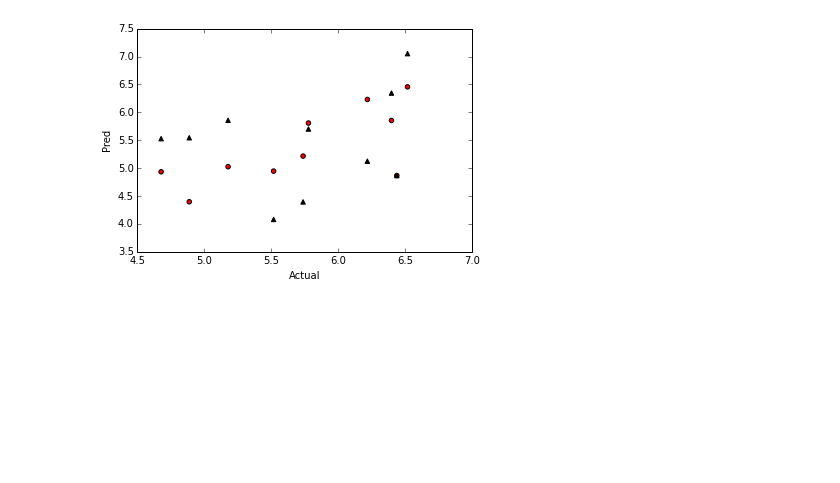
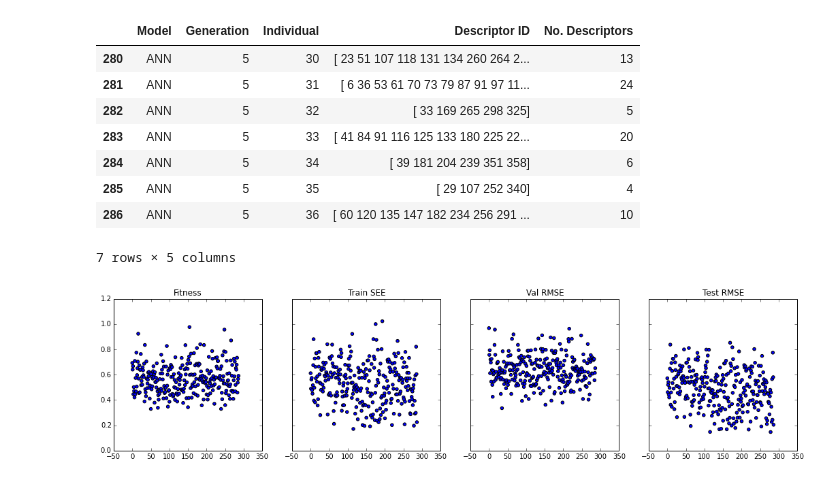
Before and after one commit to ipkCoder/HIV_Neural_Nets, a Jupyter notebook: ANN/program/parse_hiv_results.ipynb, the cells around one changed output. Saved outputs shown, nothing was run; the diff lists cells and outputs as text; code cells hidden in the pictures; blank space fills up the shorter version.

```diff
--- a/ANN/program/parse_hiv_results.ipynb
+++ b/ANN/program/parse_hiv_results.ipynb
@@ -3,28 +3,47 @@ import numpy as np
 import pandas as pd
 import matplotlib.pyplot as plt
 # %%
-rp = pd.read_csv("d.csv", header=0)
+rp = pd.read_csv("main_results.csv", header=0)
 
 n = len(rp)
 
 #get index values for
-indexes = [rp.columns.get_loc(idx) for idx in rp.ix[:, 'y_Train':'yHat_Test'].columns.values]
+col_indexes = [rp.columns.get_loc(idx) for idx in rp.ix[:, 'y_Train':'yHat_Test'].columns.values]
+
+rp.ix[280:, 0:5]
+# %% [output]
+|  | Model | Generation | Individual | Descriptor ID | No. Descriptors |
+| 280 | ANN | 5 | 30 | [ 23 51 107 118 131 134 260 264 2... | 13 |
+| 281 | ANN | 5 | 31 | [ 6 36 53 61 70 73 79 87 91 97 11... | 24 |
+| 282 | ANN | 5 | 32 | [ 33 169 265 298 325] | 5 |
+| 283 | ANN | 5 | 33 | [ 41 84 91 116 125 133 180 225 22... | 20 |
+| 284 | ANN | 5 | 34 | [ 39 181 204 239 351 358] | 6 |
+| 285 | ANN | 5 | 35 | [ 29 107 252 340] | 4 |
+| 286 | ANN | 5 | 36 | [ 60 120 135 147 182 234 256 291 ... | 10 |
+7 rows × 5 columns
 # %%
 def reformatTargetsPred(field):
-    return field.strip("[] ").split(",")
+    return np.array(map(float, field.strip("[] ").split(",")))
 
 def reformatDescriptors(field):
     return field.strip("[]").split()
 
 rp.ix[:, 'Descriptor ID'] = rp.ix[:, 'Descriptor ID'].map(reformatDescriptors)
 rp.ix[:, 'y_Train':'yHat_Test']= rp.ix[:, 'y_Train':'yHat_Test'].applymap(reformatTargetsPred)
-# %%
-fig = plt.figure()
-ax = fig.add_subplot(111)
-ax.scatter(rp.ix[0, 'y_Train'], rp.ix[0, 'yHat_Train'], c='r', marker='o')
-ax.scatter(rp.ix[0, 'y_Train'], rp.ix[0, 'yHat_CV'], c='k', marker='^')
-ax.set_xlabel('Actual')
-ax.set_ylabel('Pred')
-plt.show()
-# %% [output]
-[figure, removed]
+# %%
+x_axis = range(n)
+
+fig, ax = plt.subplots(1,4, figsize=(18, 4), sharex=True, sharey=True)
+# ax.set_xlim([0, n])
+# ax.set_ylim([0, n])
+ax[0].scatter(x_axis, rp.Fitness)
+ax[0].set_title("Fitness")
+ax[1].scatter(x_axis, rp.SEE_Train)
+ax[1].set_title("Train SEE")
+ax[2].scatter(x_axis, rp.SDEP_Validation)
+ax[2].set_title("Val RMSE")
+ax[3].scatter(x_axis, rp.SDEP_Test)
+ax[3].set_title("Test RMSE")
+plt.show()
+# %% [output]
+[figure, added]
```
Also changed, not shown: parts of 11 cells of this notebook.
